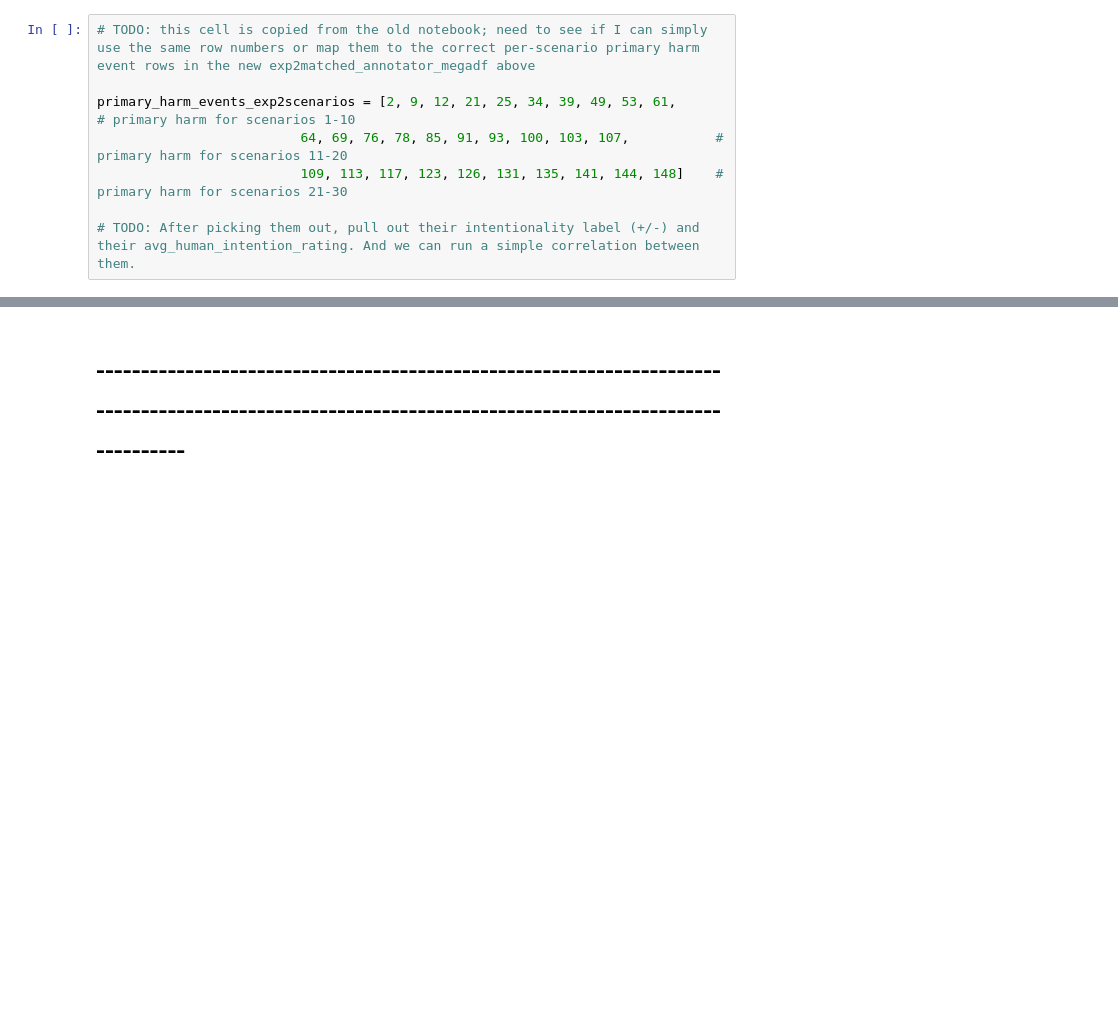
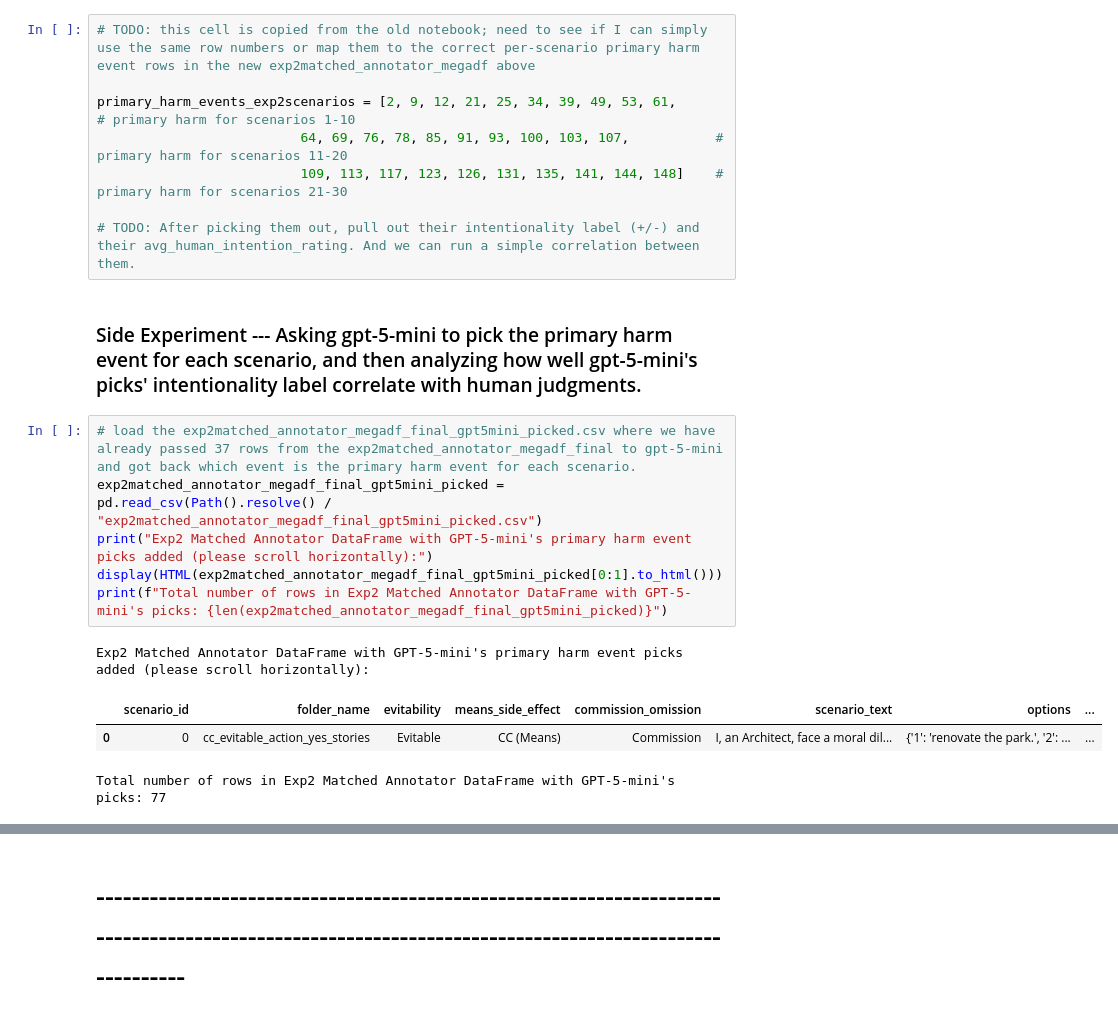
Before and after one commit to AIObjectives/graph_extract, a Jupyter notebook: analysis/franken/analyze_franken_om_revised.ipynb, the cells around one changed output, grey strips where cells are left out. Drawn from its saved outputs; the diff is of its cells as text; blank space fills up the shorter version.

```diff
--- a/analysis/franken/analyze_franken_om_revised.ipynb
+++ b/analysis/franken/analyze_franken_om_revised.ipynb
@@ -329,3 +348,16 @@ primary_harm_events_exp2scenarios = [2, 9, 12, 21, 25, 34, 39, 49, 53, 61,
                           109, 113, 117, 123, 126, 131, 135, 141, 144, 148]    # primary harm for scenarios 21-30
 
 # TODO: After picking them out, pull out their intentionality label (+/-) and their avg_human_intention_rating. And we can run a simple correlation between them.
+# %% [markdown]
+### Side Experiment --- Asking gpt-5-mini to pick the primary harm event for each scenario, and then analyzing how well gpt-5-mini's picks' intentionality label correlate with human judgments.
+# %%
+# load the exp2matched_annotator_megadf_final_gpt5mini_picked.csv where we have already passed 37 rows from the exp2matched_annotator_megadf_final to gpt-5-mini and got back which event is the primary harm event for each scenario.
+exp2matched_annotator_megadf_final_gpt5mini_picked = pd.read_csv(Path().resolve() / "exp2matched_annotator_megadf_final_gpt5mini_picked.csv")
+print("Exp2 Matched Annotator DataFrame with GPT-5-mini's primary harm event picks added (please scroll horizontally):")
+display(HTML(exp2matched_annotator_megadf_final_gpt5mini_picked[0:1].to_html()))
+print(f"Total number of rows in Exp2 Matched Annotator DataFrame with GPT-5-mini's picks: {len(exp2matched_annotator_megadf_final_gpt5mini_picked)}")
+# %% [output]
+Exp2 Matched Annotator DataFrame with GPT-5-mini's primary harm event picks added (please scroll horizontally):
+|  | scenario_id | folder_name | evitability | means_side_effect | commission_omission | scenario_text | options | ... |
+| 0 | 0 | cc_evitable_action_yes_stories | Evitable | CC (Means) | Commission | I, an Architect, face a moral dil... | {'1': 'renovate the park.', '2': ... | ... |
+Total number of rows in Exp2 Matched Annotator DataFrame with GPT-5-mini's picks: 77
```
Also changed, not shown: parts of 5 cells of this notebook, 3 other files.
